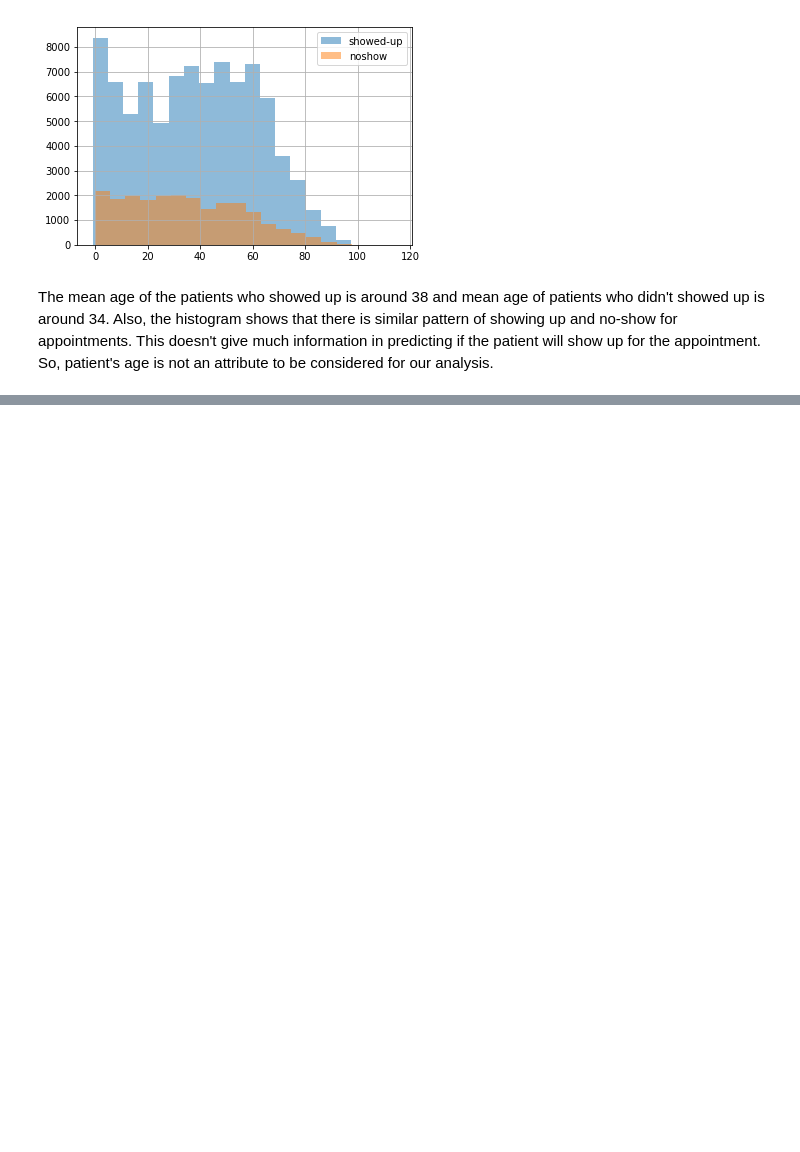
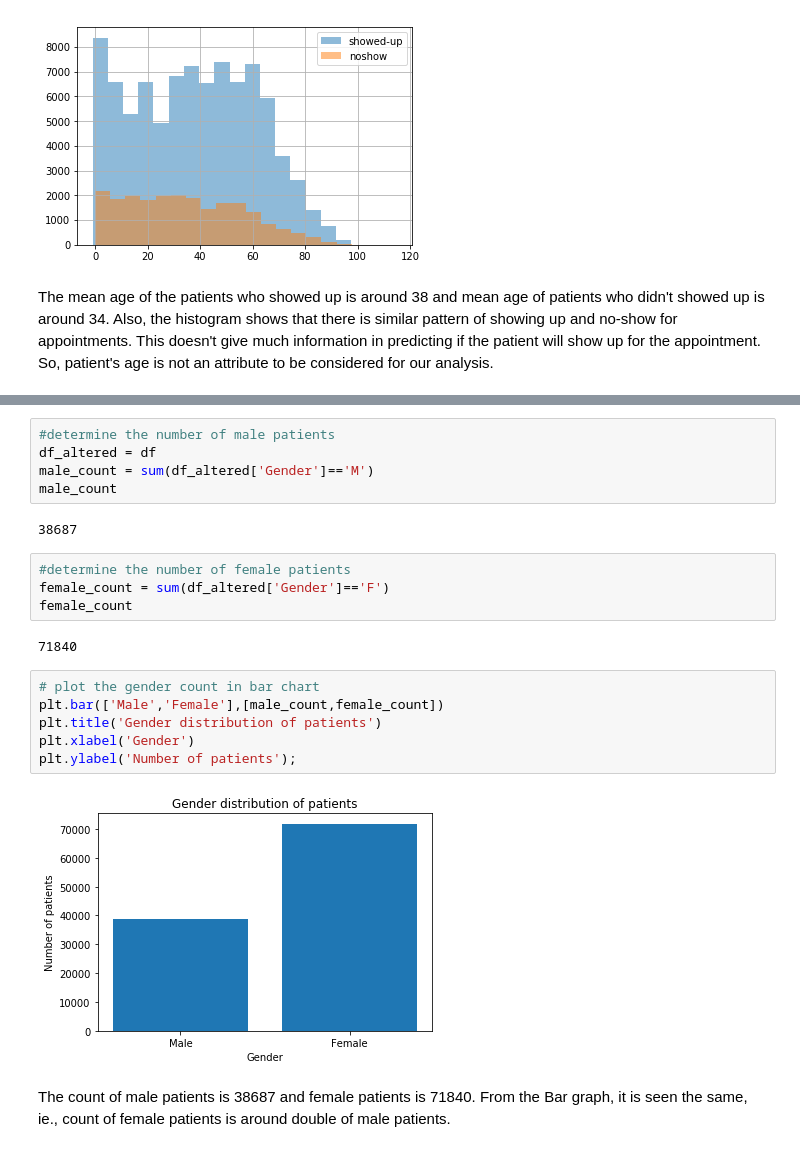
Before and after one commit to Kirthi-Raman/Appointment_NoShow, a Jupyter notebook: NoShow_Appointment.ipynb, the cells around one changed output, grey strips where cells are left out. Saved outputs shown, nothing was run; the diff lists cells and outputs as text; blank space fills up the shorter version.

```diff
--- a/NoShow_Appointment.ipynb
+++ b/NoShow_Appointment.ipynb
@@ -200,0 +206,23 @@ The mean age of the patients who showed up is around 38 and mean age of patients
+# %%
+#determine the number of male patients
+df_altered = df
+male_count = sum(df_altered['Gender']=='M')
+male_count
+# %% [output]
+38687
+# %%
+#determine the number of female patients
+female_count = sum(df_altered['Gender']=='F')
+female_count
+# %% [output]
+71840
+# %%
+# plot the gender count in bar chart
+plt.bar(['Male','Female'],[male_count,female_count])
+plt.title('Gender distribution of patients')
+plt.xlabel('Gender')
+plt.ylabel('Number of patients');
+# %% [output]
+[figure, added]
+# %% [markdown]
+The count of male patients is 38687 and female patients is 71840. From the Bar graph, it is seen the same, ie., count of female patients is around double of male patients.
```
Also changed, not shown: parts of 4 cells of this notebook.
